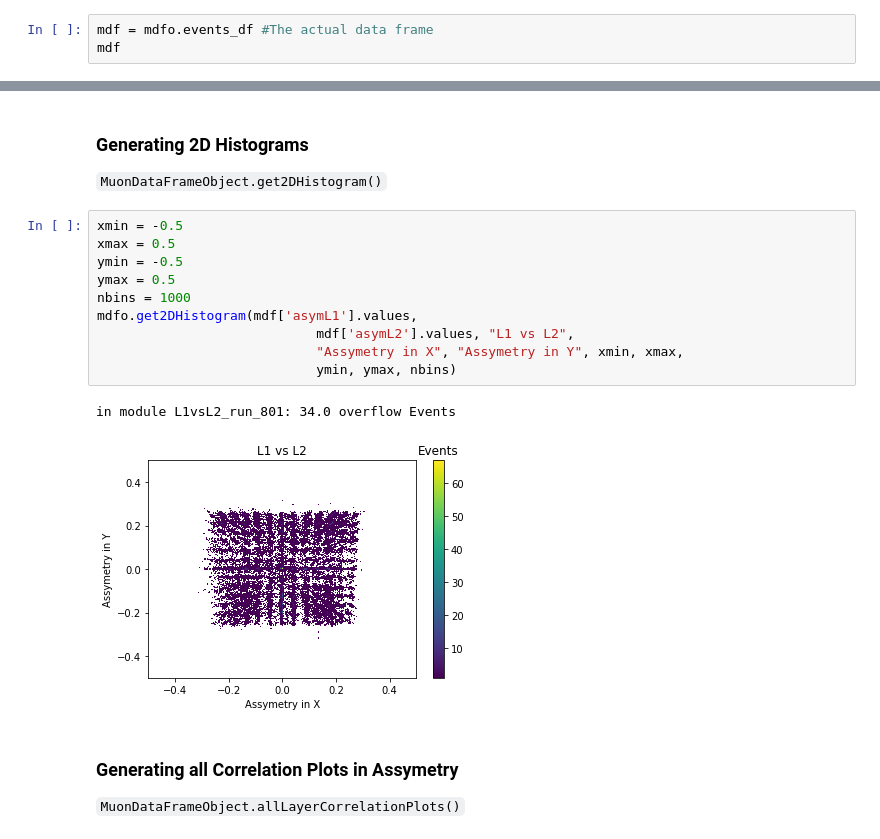
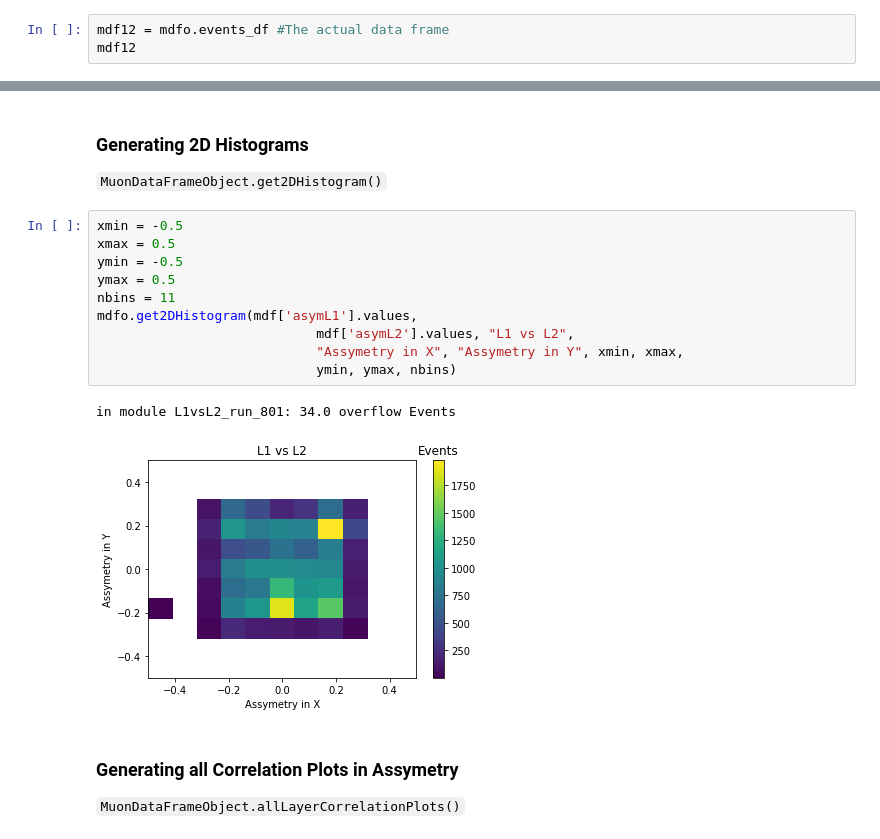
Before and after one commit to shanto268/HEP_DAQ, a Jupyter notebook: CrateAnalysis/MuonAnalysisDoc.ipynb, the cells around one changed output, grey strips where cells are left out. Saved outputs shown, nothing was run; the diff lists cells and outputs as text.

```diff
--- a/CrateAnalysis/MuonAnalysisDoc.ipynb
+++ b/CrateAnalysis/MuonAnalysisDoc.ipynb
@@ -84,8 +84,8 @@ mdfo.show()
 | 199999 | 199999 | 2020-10-17 06:48:11.673804 | 1043 | [1, 31, 32, 33, 29, 21, 27, 6, 7,... | [[3, 102], [4, 101], [6, 91], [7,... | 1 | 23 | 22 | 0 | 5 | ... |
 200000 rows × 38 columns
 # %%
-mdf = mdfo.events_df #The actual data frame
-mdf
+mdf12 = mdfo.events_df #The actual data frame
+mdf12
 # %% [output]
 |  | event_num | event_time | deadtime | ADC | TDC | SCh0 | SCh1 | SCh2 | SCh3 | SCh4 | ... |
 | 0 | 0 | 2020-10-16 17:32:35.058359 | 753 | [1, 31, 32, 33, 29, 21, 26, 6, 7,... | [[0, 87], [1, 131], [3, 80], [4, ... | 1 | 19 | 21 | 0 | 4 | ... |
@@ -386,16 +408,16 @@ mdfo.getNumLayersHitPlot(pdf=False)
 # %%
 xmin = -0.5
 xmax = 0.5
 ymin = -0.5
 ymax = 0.5
-nbins = 1000
+nbins = 11
 mdfo.get2DHistogram(mdf['asymL1'].values,
                             mdf['asymL2'].values, "L1 vs L2",
                             "Assymetry in X", "Assymetry in Y", xmin, xmax,
                             ymin, ymax, nbins)
 # %% [output]
 in module L1vsL2_run_801: 34.0 overflow Events
-[figure, old version]
+[figure, new version]
 # %% [markdown]
 ### Generating all Correlation Plots in Assymetry
 `MuonDataFrameObject.allLayerCorrelationPlots()`
```
Also changed, not shown: parts of 12 cells of this notebook, 15 other files.
